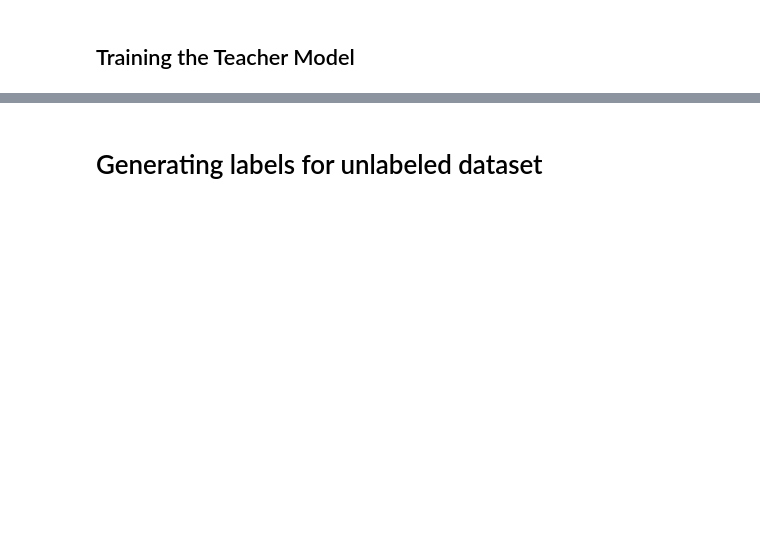
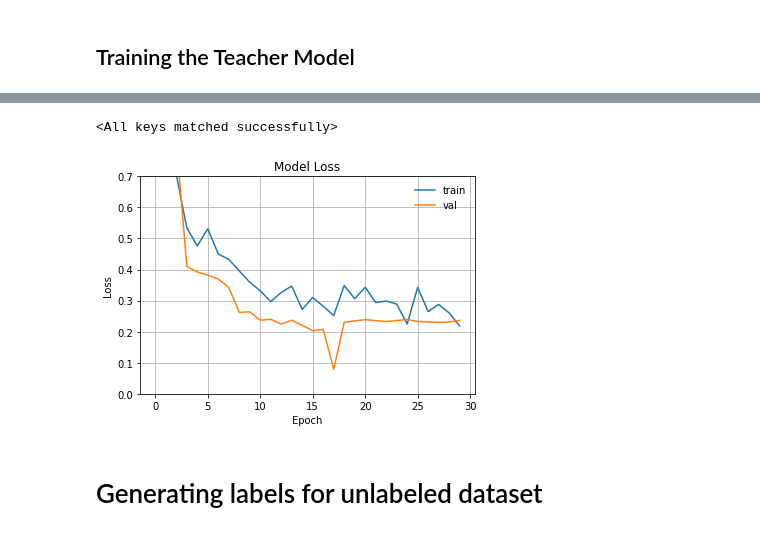
Before and after one commit to ariangcc/bsc_thesis, a Jupyter notebook: seg_net/Self-training net.ipynb, the cells around one changed output, grey strips where cells are left out. Drawn from its saved outputs; the diff is of its cells as text; code cells hidden in the pictures; blank space fills up the shorter version.

```diff
--- a/seg_net/Self-training net.ipynb
+++ b/seg_net/Self-training net.ipynb
@@ -97,21 +89,17 @@ def make_loader(file_names, shuffle=False, transform=None, limit=None,  mode = "
 # %% [markdown]
 ## Transformations
 # %%
-train_transform = DualCompose([
-    CenterCrop(512),
-    HorizontalFlip(),
-    VerticalFlip(),
-    Rotate(),
-    ImageOnly(Normalize(mean=mean_values, std=std_values))
+train_transforms = albu.Compose([
+    albu.Normalize(mean=mean_values, std=std_values, max_pixel_value=max_values)
 ])
 
-val_transform = DualCompose([
-    CenterCrop(512),
-    ImageOnly(Normalize(mean=mean_values, std=std_values))
+val_transforms = albu.Compose([
+    albu.CenterCrop(height=512,width=512),
+    albu.Normalize(mean=mean_values, std=std_values, max_pixel_value=max_values)
 ])
 # %%
-train_loader_lab = make_loader(train_file_lab, shuffle=True, transform=train_transform , batch_size = batch_size , mode = "train")
-valid_loader_lab = make_loader(val_file_lab, transform=val_transform, batch_size = batch_size, mode = "train")
+train_loader_lab = make_loader(train_file_lab, shuffle=True, transform=train_transforms , batch_size = batch_size , mode = "train")
+valid_loader_lab = make_loader(val_file_lab, transform=val_transforms, batch_size = batch_size, mode = "train")
 # %%
 dataloaders_lab= {
     'train': train_loader_lab, 'val': valid_loader_lab
@@ -163,7 +154,7 @@ name_file = "sftr"
 name_model = "UNet11"
 fold_out = 0
 fold_in = 0
-num_epochs = 10
+num_epochs = 30
 scheduler = exp_lr_scheduler
 optimizer = optimizer_ft
 n_steps=15
@@ -176,6 +167,10 @@ best_model_teach_wts = copy.deepcopy(model_teach.state_dict())
 best_loss = 1e18
 f = open("history_{}/history_model{}_{}_foldout{}_foldin{}_{}epochs.txt".format(out_file,name_file,name_model,fold_out,fold_in,num_epochs), "w+")
 # %%
+phase_loss_list = {
+    'train':[], 'val':[]
+}
+
 for epoch in range(num_epochs):
     print('------------------------ EPOCH {} ------------------------'.format(epoch))
     since = time.time()
@@ -213,7 +208,10 @@ for epoch in range(num_epochs):
             epoch_samples_l2 += input_lab.size(0)
 
         epoch_loss = metrics['loss'] / epoch_samples_loss
+
         print('{} loss {:.3f}'.format(phase, epoch_loss))
+        phase_loss_list[phase].append(epoch_loss)
+
         if phase == 'val' and epoch_loss < best_loss:
             print("Saving best model...")
             best_loss = epoch_loss
@@ -229,5 +247,19 @@ f.close()
 # %%
 model_teach.load_state_dict(best_model_teach_wts)
+# %% [output]
+<All keys matched successfully>
+# %%
+plt.plot(phase_loss_list['train'],label='train')
+plt.plot(phase_loss_list['val'], label='val')
+plt.legend(frameon=False)
+plt.ylim(0, 0.7)
+plt.xlabel('Epoch')
+plt.ylabel('Loss')
+plt.grid()
+plt.title("Model Loss")
+plt.show()
+# %% [output]
+[figure, added]
 # %% [markdown]
 # Generating labels for unlabeled dataset
 # %%
```
Also changed, not shown: parts of 23 cells of this notebook, 3 other files.
